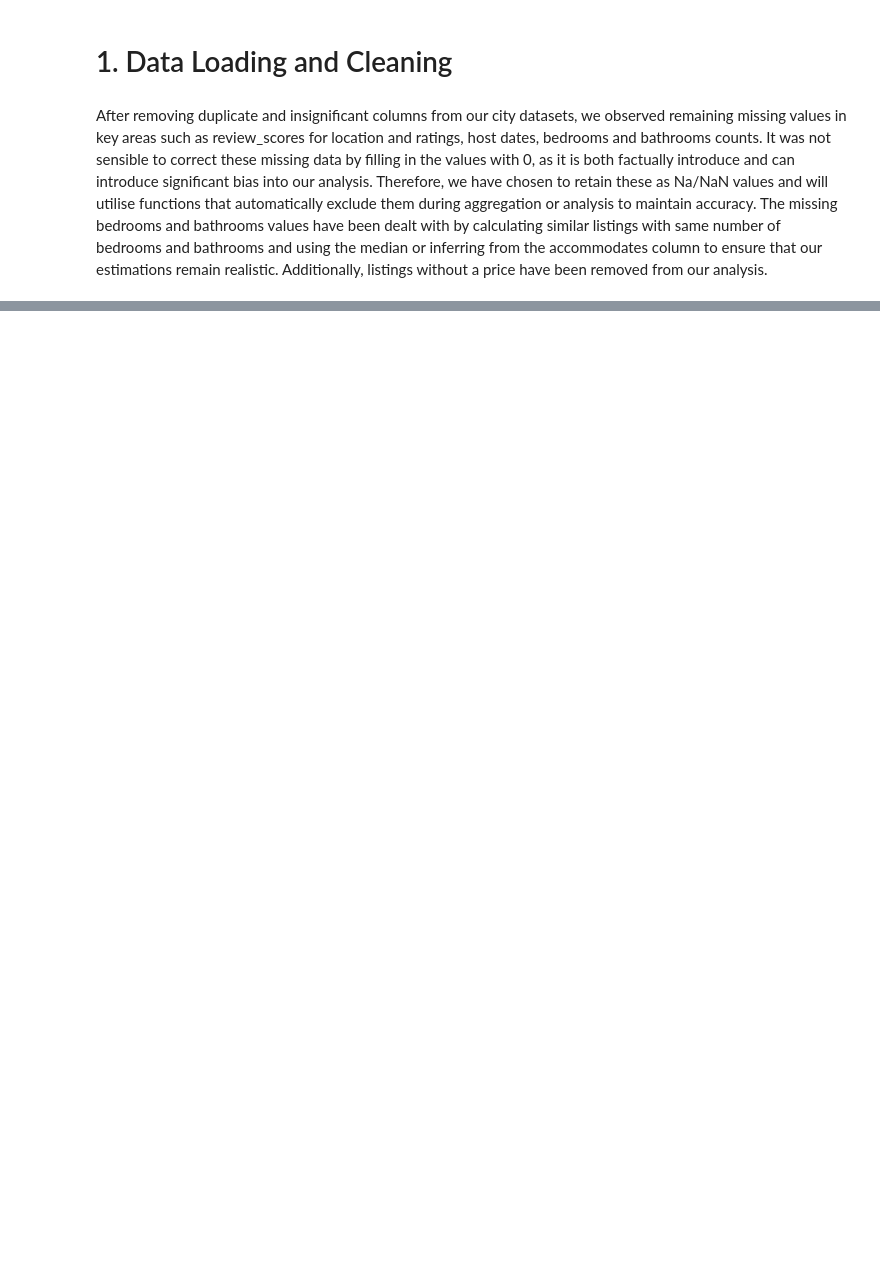
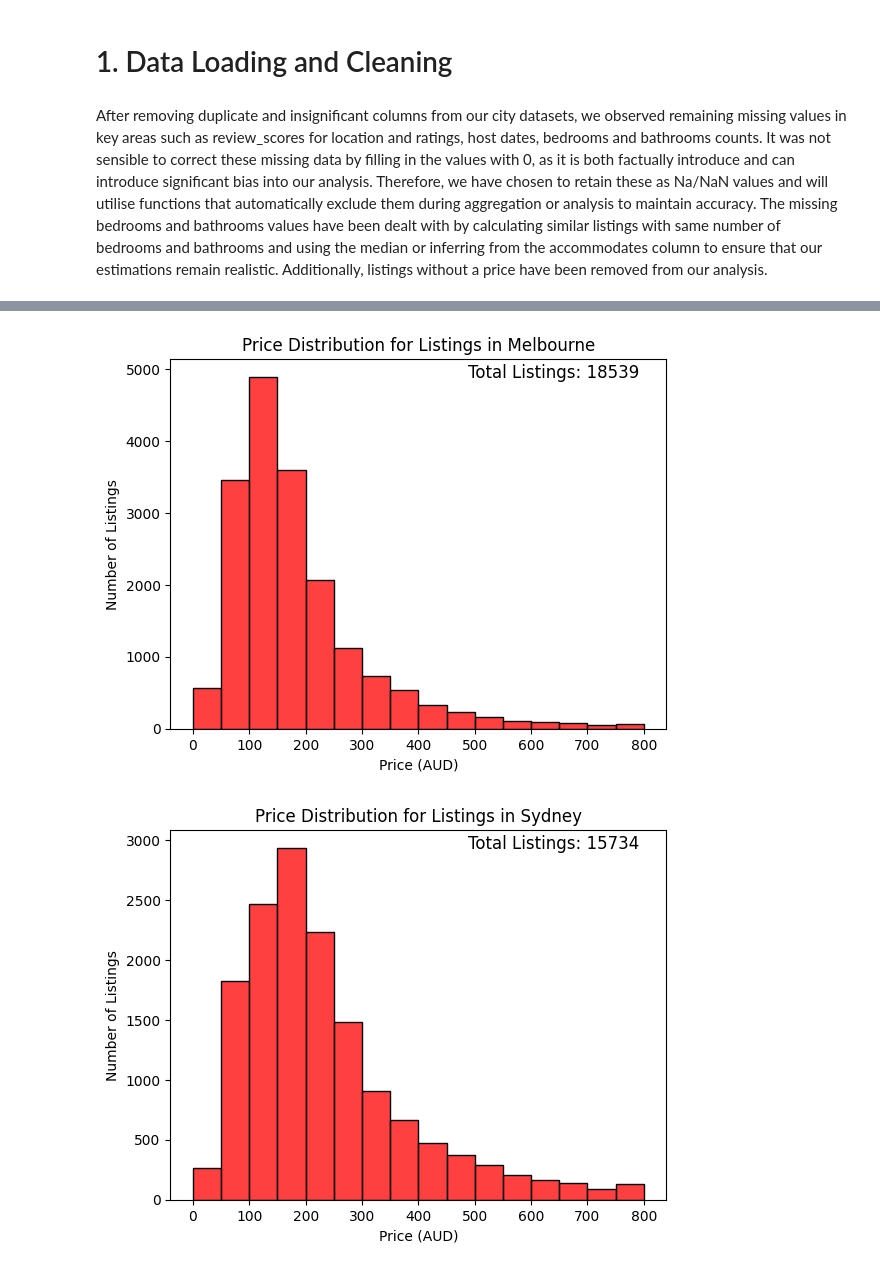
Before and after one commit to jxcksonli/airbnb-australia-price-analysis, a Jupyter notebook: airbnbn-analysis.ipynb, the cells around one changed output, grey strips where cells are left out. Saved outputs shown, nothing was run; the diff lists cells and outputs as text; code cells hidden in the pictures; blank space fills up the shorter version.

Commit message:
Push early analysis and updated README

```diff
--- a/airbnbn-analysis.ipynb
+++ b/airbnbn-analysis.ipynb
@@ -10,19 +12,20 @@ Tasmania = pd.read_csv("data/TasmaniaJune.csv").copy()
 WesternAustralia = pd.read_csv("data/WesternAustraliaJune.csv").copy()
 # %%
 major_cities = [Melbourne, Sydney, Brisbane, Tasmania, WesternAustralia]
+drop_cols = ['id', 'listing_url', 'scrape_id', 'last_scraped', 'source', 'name', 'description', 'neighborhood_overview', 'picture_url', 'host_url',
+             'host_name', 'host_location', 'host_about', 'host_response_time', 'host_response_rate', 'host_is_superhost', 'host_picture_url',
+             'host_thumbnail_url', 'host_neighbourhood', 'host_total_listings_count', 'host_has_profile_pic', 'neighbourhood', 'neighbourhood_group_cleansed',
+            'property_type', 'amenities', 'minimum_minimum_nights', 'maximum_minimum_nights', 'minimum_maximum_nights', 'maximum_maximum_nights'
+            'minimum_nights_avg_ntm', 'maximum_nights_avg_ntm', 'calendar_last_scraped', 'number_of_reviews_ltm', 'host_identity_verified',
+            'number_of_reviews_l30d', 'has_availability', 'availability_eoy', 'first_review', 'calculated_host_listings_count_entire_homes',
+            'calculated_host_listings_count_private_rooms', 'calculated_host_listings_count_shared_rooms', 'host_acceptance_rate',
+            'reviews_per_month', 'estimated_revenue_l365d', 'license', 'review_scores_accuracy', 'review_scores_cleanliness',
+            'review_scores_checkin', 'review_scores_communication', 'review_scores_value', 'last_review', 'bathrooms_text']
 
 for city in major_cities:
     city.dropna(axis = 1, how = 'all', inplace = True) #  Drop columns where EVERY ("ALL") values are missing and edit the dataset
-    city.drop(columns = ['id', 'listing_url', 'scrape_id', 'last_scraped', 'source', 'name', 'description', 'neighborhood_overview',
-                          'picture_url', 'host_url', 'host_name', 'host_location', 'host_about', 'host_response_time', 'host_response_rate',
-                          'host_is_superhost', 'host_picture_url', 'host_thumbnail_url', 'host_neighbourhood', 'host_total_listings_count', 'host_has_profile_pic',
-                           'neighbourhood', 'neighbourhood_group_cleansed', 'property_type', 'amenities', 'minimum_minimum_nights', 'maximum_minimum_nights',
-                           'minimum_maximum_nights', 'maximum_maximum_nights', 'minimum_nights_avg_ntm', 'maximum_nights_avg_ntm', 'calendar_last_scraped',
-                           'number_of_reviews_ltm', 'host_identity_verified', 'number_of_reviews_l30d', 'has_availability', 'availability_eoy', 'first_review', 'calculated_host_listings_count_entire_homes',
-                           'calculated_host_listings_count_private_rooms', 'calculated_host_listings_count_shared_rooms', 'host_acceptance_rate',
-                           'reviews_per_month', 'estimated_revenue_l365d', 'license', 'review_scores_accuracy', 'review_scores_cleanliness',
-                           'review_scores_checkin', 'review_scores_communication', 'review_scores_value', 'last_review', 'bathrooms_text'], inplace = True, errors = 'ignore') # Drop columns that are not useful for our analysis
-
+    city.drop(columns = drop_cols, inplace = True, errors = 'ignore') # Drop columns that are not useful for our analysis
+    city['price'] = city['price'].str.replace('$', '').str.replace(',', '').astype(float) # Convert price from string to float for numerical analysis and visualisation
     city.dropna(subset = ['price'], inplace = True) # Drop rows for listings where price does not exists
     city['estimated_revenue'] = city['price'] * city['estimated_occupancy_l365d'] # Estimate revenue for each listing for later comparisons and visualisations
 
@@ -40,0 +48,13 @@ After removing duplicate and insignificant columns from our city datasets, we ob
+# %%
+major_cities = {"Melbourne": Melbourne, "Sydney": Sydney, "Brisbane": Brisbane, "Tasmania": Tasmania, "Western Australia": WesternAustralia}
+
+for city_name, city in major_cities.items():
+    sns.histplot(data = city, x = 'price', binrange = (0, 800), binwidth = 50, color = "red")
+    plt.title("Price Distribution for Listings in " + city_name)
+    plt.xlabel("Price (AUD)")
+    plt.ylabel("Number of Listings")
+    plt.text(0.6, 0.95, 'Total Listings: ' + str(len(city)), fontsize = 12, transform=plt.gca().transAxes)
+    plt.show()
+# %% [output]
+[figure, added]
+[figure, added]
```
Also changed, not shown: parts of 4 cells of this notebook, 1 other file.
